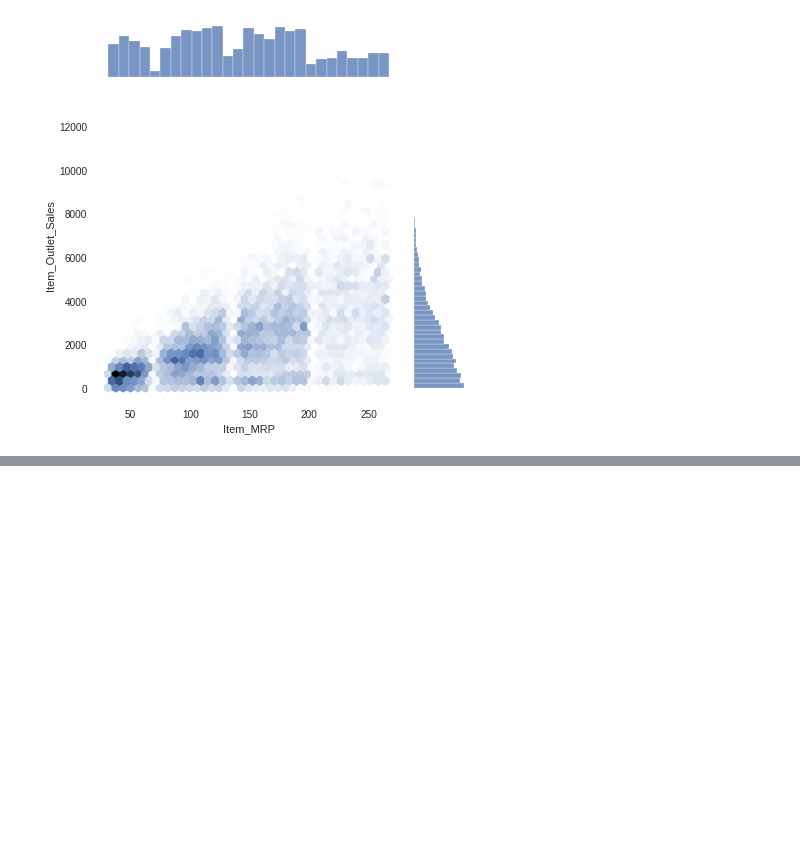
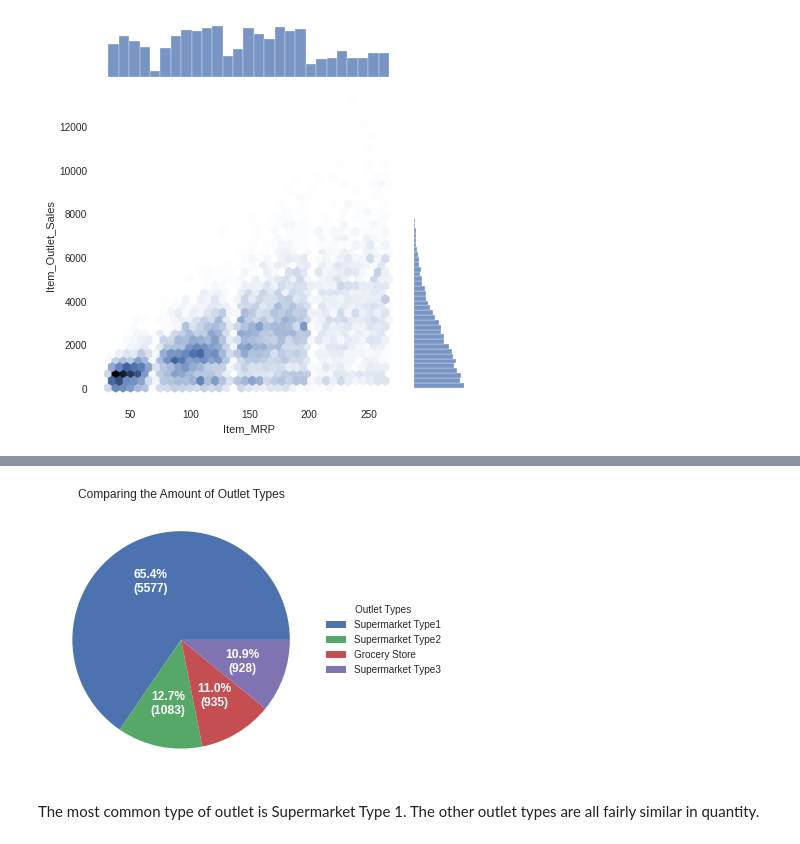
Before and after one commit to onedayzero/Nintendo-Switch-Sales, a Jupyter notebook: food_sales_predictions.ipynb, the cells around one changed output, grey strips where cells are left out. Cells and saved outputs as stored; diff of their text form; code cells hidden in the pictures; blank space fills up the shorter version.

```diff
--- a/food_sales_predictions.ipynb
+++ b/food_sales_predictions.ipynb
@@ -33,0 +16,5 @@ df.head()
+# %%
+# Get csv data from link for assignment
+filename= ('https://docs.google.com/spreadsheets/d/e/2PACX-1vQ9hM0TmmxdZ3whTnYlhnTpQR0bVvUFganKildu6gE-u4P5hMtFyr0VXkgZ6b8IfBvC148lRAvmgAXU/pub?output=csv')
+df = pd.read_csv(filename)
+df.head()
@@ -543,0 +555,31 @@ This graph clearly shows that there are 4 clusters of data. It appears that the
+# %%
+market_filter = df['Outlet_Type'].value_counts()
+# %%
+outlet_labels = df['Outlet_Type'].unique()
+# %%
+# https://matplotlib.org/stable/gallery/pie_and_polar_charts/pie_and_donut_labels.html
+# as reference
+fig, ax = plt.subplots(figsize=(10, 5), subplot_kw=dict(aspect="equal"))
+
+def func(pct, allvals):
+    absolute = int(np.round(pct/100.*np.sum(allvals)))
+    return "{:.1f}%\n({:d})".format(pct, absolute)
+
+
+wedges, texts, autotexts = ax.pie(market_filter, autopct=lambda pct: func(pct, market_filter),
+                                  textprops=dict(color="w"), radius = 1)
+
+ax.legend(wedges, outlet_labels,
+          title="Outlet Types",
+          loc="center left",
+          bbox_to_anchor=(1, 0, 0.5, 1))
+
+plt.setp(autotexts, size=12, weight="bold")
+
+ax.set_title("Comparing the Amount of Outlet Types")
+
+plt.show()
+# %% [output]
+[figure, added]
+# %% [markdown]
+The most common type of outlet is Supermarket Type 1. The other outlet types are all fairly similar in quantity.
```
Also changed, not shown: parts of 7 cells of this notebook.
